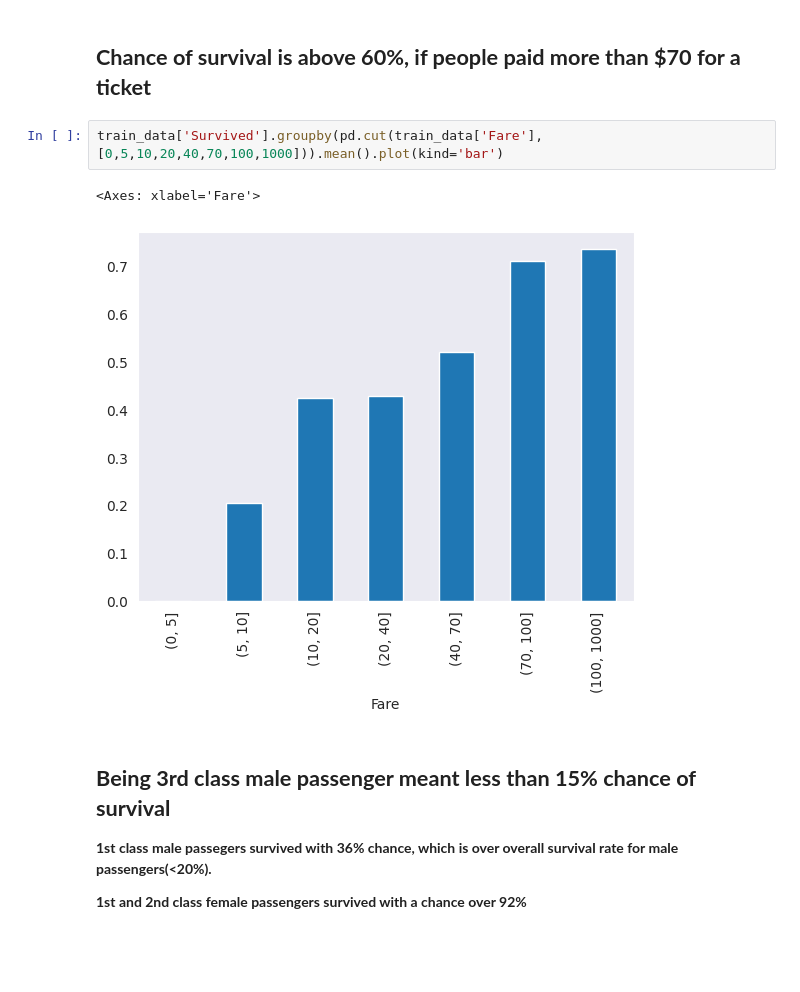
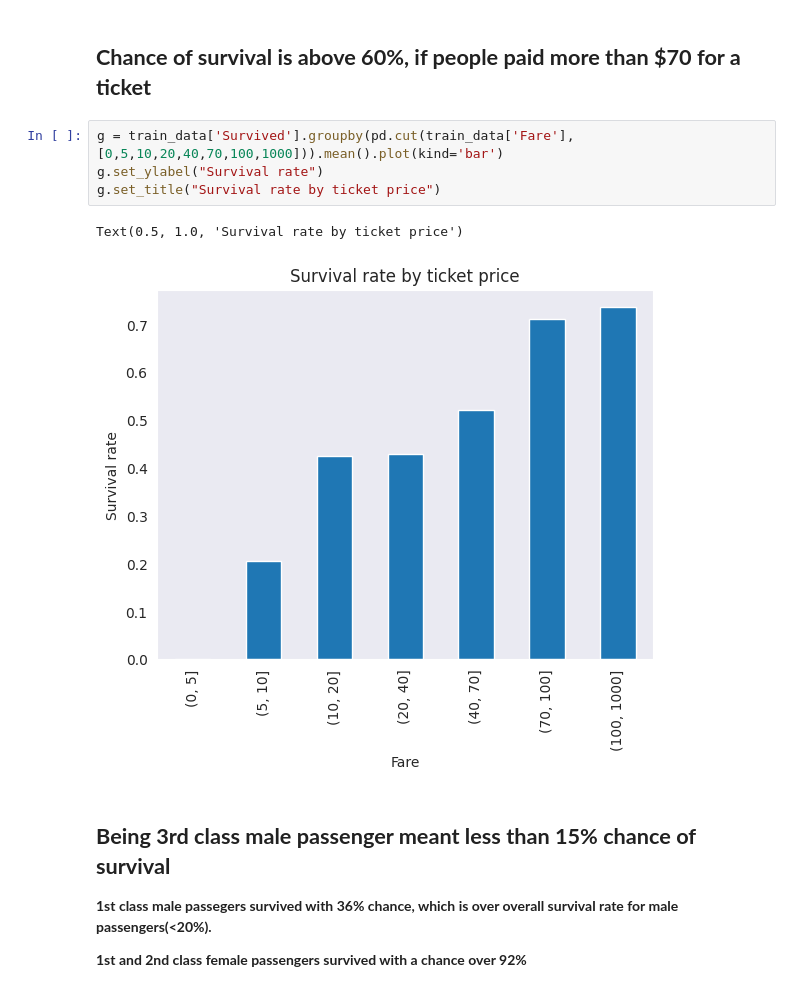
Before and after one commit to kanovotn/kaggle, a Jupyter notebook: titanic/titanic.ipynb, the cells around one changed output. Cells and saved outputs as stored; diff of their text form; blank space fills up the shorter version.

```diff
--- a/titanic/titanic.ipynb
+++ b/titanic/titanic.ipynb
@@ -159,10 +159,12 @@ Name: Survived, dtype: float64
 # %% [markdown]
 ## **Chance of survival is above 60%, if people paid more than $70 for a ticket**
 # %%
-train_data['Survived'].groupby(pd.cut(train_data['Fare'], [0,5,10,20,40,70,100,1000])).mean().plot(kind='bar')
+g = train_data['Survived'].groupby(pd.cut(train_data['Fare'], [0,5,10,20,40,70,100,1000])).mean().plot(kind='bar')
+g.set_ylabel("Survival rate")
+g.set_title("Survival rate by ticket price")
 # %% [output]
-<Axes: xlabel='Fare'>
+Text(0.5, 1.0, 'Survival rate by ticket price')
-[figure, old version]
+[figure, new version]
 # %% [markdown]
 ## **Being 3rd class male passenger meant less than 15% chance of survival**
 **1st class male passegers survived with 36% chance, which is over overall survival rate for male passengers(<20%).**
```
Also changed, not shown: parts of 26 cells of this notebook, 1 other file.
